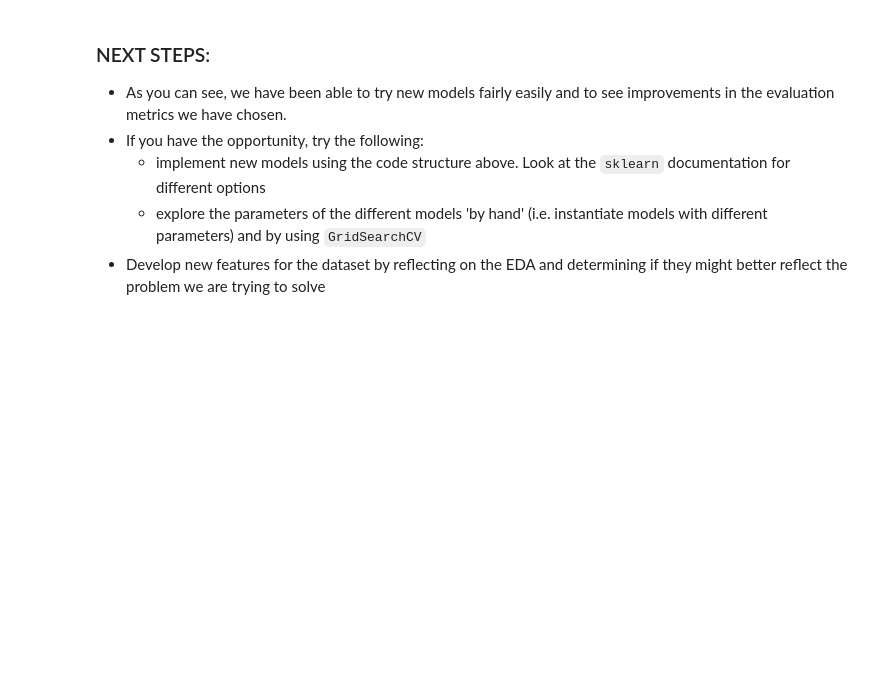
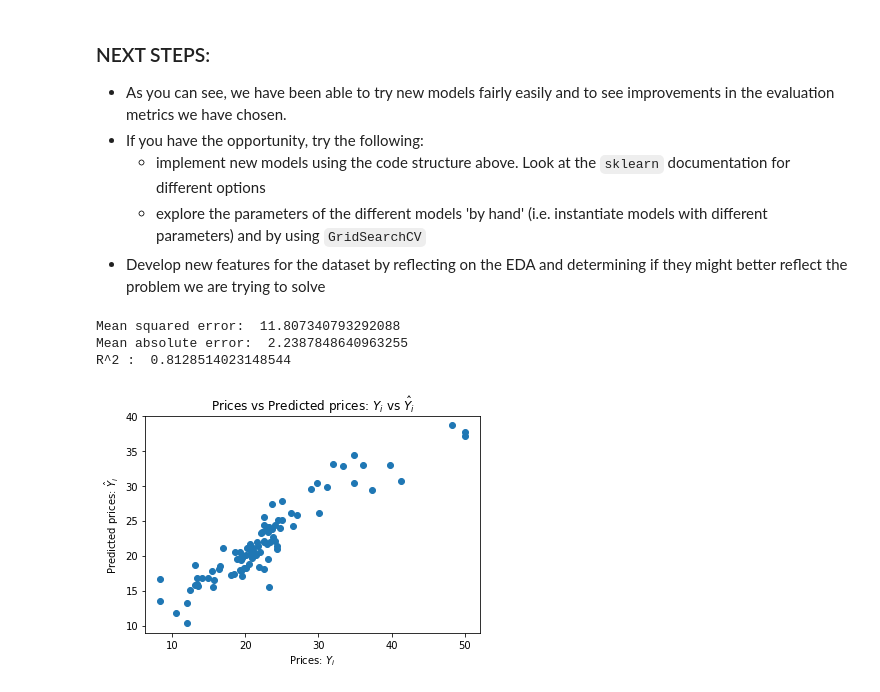
Before and after one commit to arame/Python-Machine-Learning-Code, a Jupyter notebook: Oxford_End_to_End_Regression.ipynb, the cells around one changed output. Drawn from its saved outputs; the diff is of its cells as text; code cells hidden in the pictures; blank space fills up the shorter version.

Commit message:
Obtain the best parameters by trial and error

```diff
--- a/Oxford_End_to_End_Regression.ipynb
+++ b/Oxford_End_to_End_Regression.ipynb
@@ -610,3 +606,16 @@ R^2 :  0.8754166496013878
   * implement new models using the code structure above. Look at the `sklearn` documentation for different options
   * explore the parameters of the different models 'by hand' (i.e. instantiate models with different parameters) and by using `GridSearchCV`
 * Develop new features for the dataset by reflecting on the EDA and determining if they might better reflect the problem we are trying to solve
+# %%
+# Try SVM regression
+_C = 2.0
+_epsilon = 0.2
+svr = SVR(C=_C, epsilon=_epsilon)
+svr.fit(X_train, Y_train)
+Y_pred = svr.predict(X_test)
+evaluate(Y_test, Y_pred)
+# %% [output]
+Mean squared error:  11.807340793292088
+Mean absolute error:  2.2387848640963255
+R^2 :  0.8128514023148544
+[figure, added]
```
Also changed, not shown: parts of 13 cells of this notebook, 1 other file.
